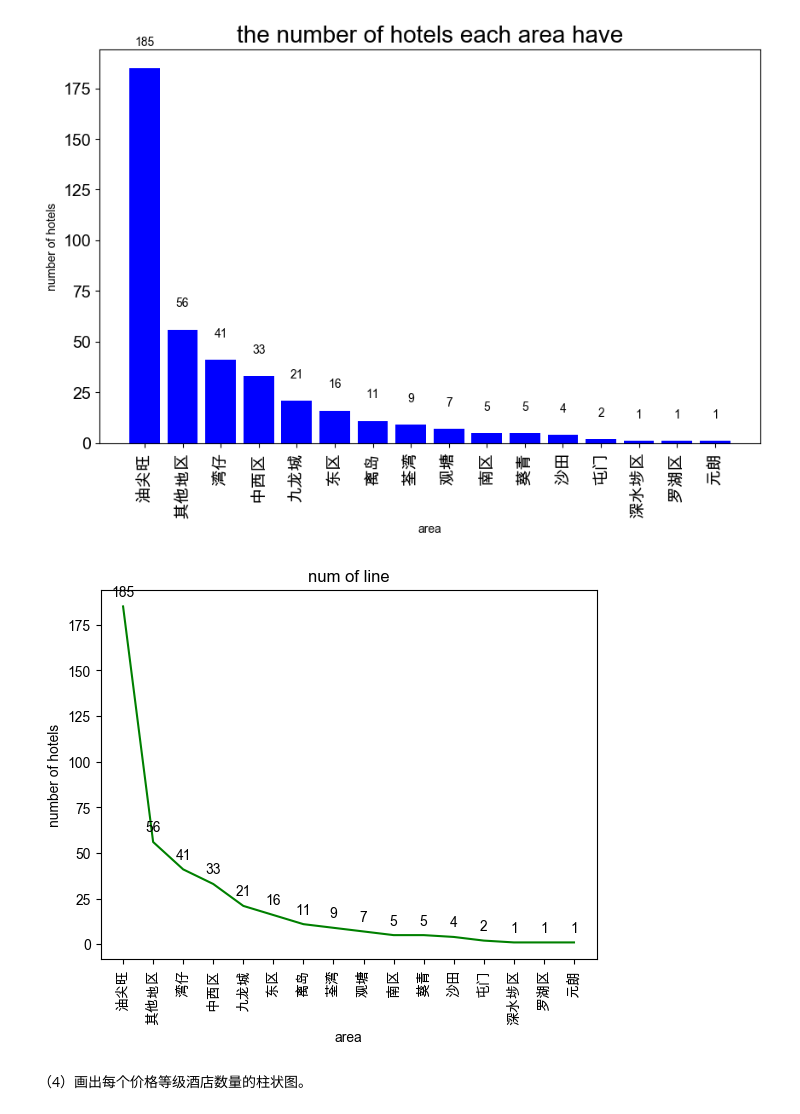
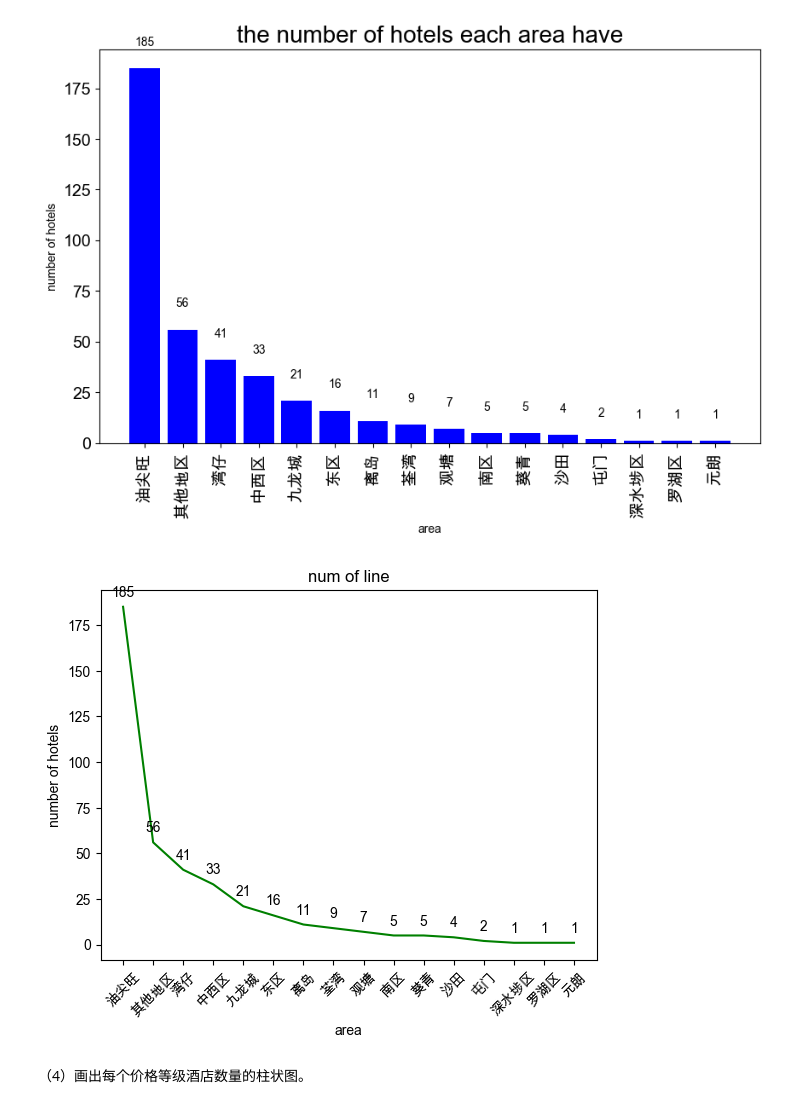
Before and after one commit to AEM001/Data-Analysis, a Jupyter notebook: 作业6/作业6.ipynb, the cells around one changed output. Cells and saved outputs as stored; diff of their text form; code cells hidden in the pictures.

```diff
--- a/作业6/作业6.ipynb
+++ b/作业6/作业6.ipynb
@@ -70,14 +70,14 @@ plt.show()
 # %%
 plt.plot(x,y,color='g')
 plt.title("num of line")
 plt.ylabel("number of hotels")
 plt.xlabel("area")
-plt.xticks(rotation=90)
+plt.xticks(rotation=45)
 for a,b in zip(x,y):
     plt.text(a,b+4,b,ha="center",va="bottom",fontsize=10)
 plt.show()
 # %% [output]
-[figure, old version]
+[figure, new version]
 # %% [markdown]
 （4）画出每个价格等级酒店数量的柱状图。
 # %%
```
Also changed, not shown: parts of 3 cells of this notebook, 1 other file.
